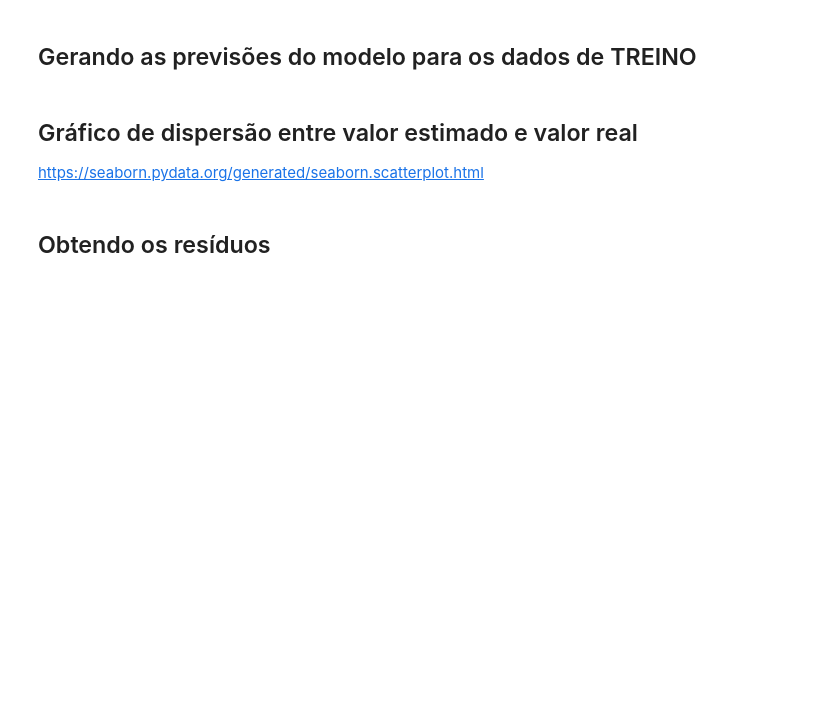
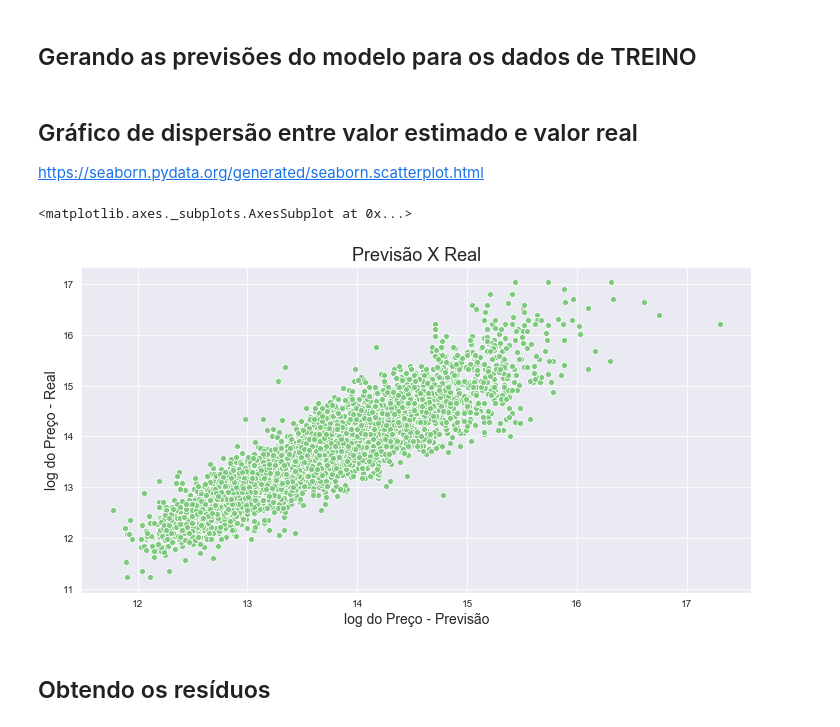
Before and after one commit to fkfouri/PythonStudy, a Jupyter notebook: data-science/regressao_linear_II/Regressão Linear.ipynb, the cells around one changed output. Saved outputs shown, nothing was run; the diff lists cells and outputs as text; code cells hidden in the pictures; blank space fills up the shorter version.

```diff
--- a/data-science/regressao_linear_II/Regressão Linear.ipynb
+++ b/data-science/regressao_linear_II/Regressão Linear.ipynb
@@ -352,4 +386,6 @@ Warnings:
 # %% [markdown]
 ## Criando os datasets de treino e de teste
+# %%
+X_train, X_test, y_train, y_test = train_test_split(X, y, test_size = 0.2, random_state=2811)
 # %% [markdown]
 ## Estimando o modelo com o statsmodels
@@ -367,6 +446,10 @@ https://scikit-learn.org/stable/modules/classes.html#regression-metrics
 # %% [markdown]
 ## Instanciando a classe *LinearRegression()*
+# %%
+modelo = LinearRegression()
 # %% [markdown]
 ## Utilizando o método *fit()* do objeto "modelo" para estimar nosso modelo linear utilizando os dados de TREINO (y_train e X_train)
 
 https://scikit-learn.org/stable/modules/generated/sklearn.linear_model.LinearRegression.html#sklearn.linear_model.LinearRegression.fit
+# %%
+modelo.fit(X_train, y_train)
@@ -441,16 +593,21 @@ https://docs.scipy.org/doc/numpy/reference/generated/numpy.append.html?#numpy.ap
 <hr style='border: 2px solid red;'>
 # %% [markdown]
 ## Gerando as previsões do modelo para os dados de TREINO
+# %%
+y_previsto_train = modelo.predict(X_train)
 # %% [markdown]
 ## Gráfico de dispersão entre valor estimado e valor real
 
 https://seaborn.pydata.org/generated/seaborn.scatterplot.html
 # %%
-
+ax = sns.scatterplot(x=y_previsto_train, y=y_train)
 ax.figure.set_size_inches(12, 6)
 ax.set_title('Previsão X Real', fontsize=18)
 ax.set_xlabel('log do Preço - Previsão', fontsize=14)
 ax.set_ylabel('log do Preço - Real', fontsize=14)
 ax
+# %% [output]
+<matplotlib.axes._subplots.AxesSubplot at 0x...>
+[figure, added]
 # %% [markdown]
 ## Obtendo os resíduos
```
Also changed, not shown: parts of 33 cells of this notebook.
